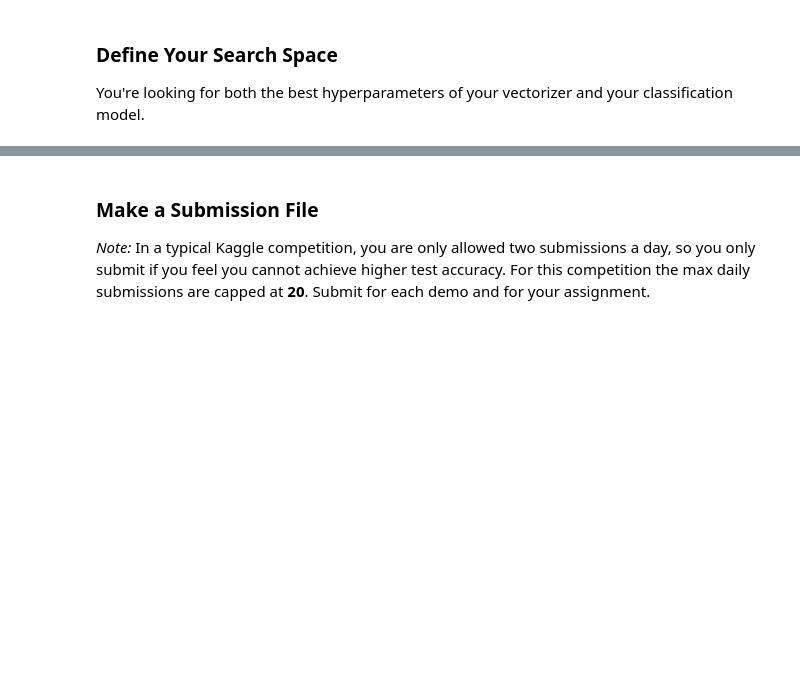
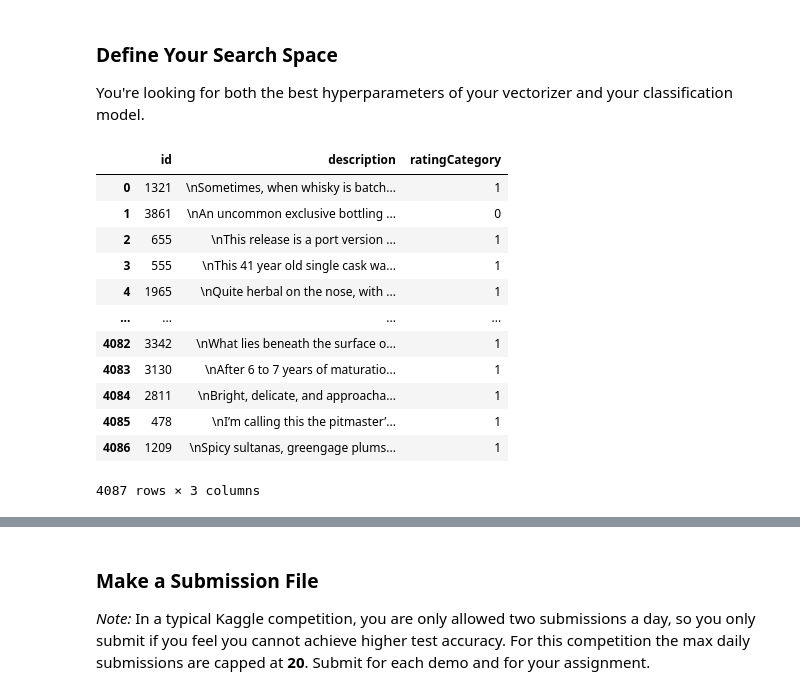
Before and after one commit to Bayaniblues/Unit-4, a Jupyter notebook: module3-document-classification/LS_DS_413_Document_Classification_Assignment.ipynb, the cells around one changed output, grey strips where cells are left out. Saved outputs shown, nothing was run; the diff lists cells and outputs as text; code cells hidden in the pictures; blank space fills up the shorter version.

```diff
--- a/module3-document-classification/LS_DS_413_Document_Classification_Assignment.ipynb
+++ b/module3-document-classification/LS_DS_413_Document_Classification_Assignment.ipynb
@@ -34,8 +34,8 @@ What you should be doing now:
 import pandas as pd
 
 # You may need to change the path
-train = pd.read_csv('./data/train.csv')
-test = pd.read_csv('./data/test.csv')
+train = pd.read_csv('./train.csv')
+test = pd.read_csv('./test.csv')
 # %%
 train.head()
 # %% [output]
@@ -47,0 +55,4 @@ train.head()
+# %%
+pd.set_option('display.max_colwidth', 0)
+
+train[train.ratingCategory == 0].sample(3)
@@ -65,0 +98,16 @@ grid_search.fit(..., ...)
+# %%
+train
+# %% [output]
+|  | id | description | ratingCategory |
+| 0 | 1321 | \nSometimes, when whisky is batch... | 1 |
+| 1 | 3861 | \nAn uncommon exclusive bottling ... | 0 |
+| 2 | 655 | \nThis release is a port version ... | 1 |
+| 3 | 555 | \nThis 41 year old single cask wa... | 1 |
+| 4 | 1965 | \nQuite herbal on the nose, with ... | 1 |
+| ... | ... | ... | ... |
+| 4082 | 3342 | \nWhat lies beneath the surface o... | 1 |
+| 4083 | 3130 | \nAfter 6 to 7 years of maturatio... | 1 |
+| 4084 | 2811 | \nBright, delicate, and approacha... | 1 |
+| 4085 | 478 | \nI’m calling this the pitmaster’... | 1 |
+| 4086 | 1209 | \nSpicy sultanas, greengage plums... | 1 |
+4087 rows × 3 columns
```
Also changed, not shown: parts of 11 cells of this notebook, 7 other files.
